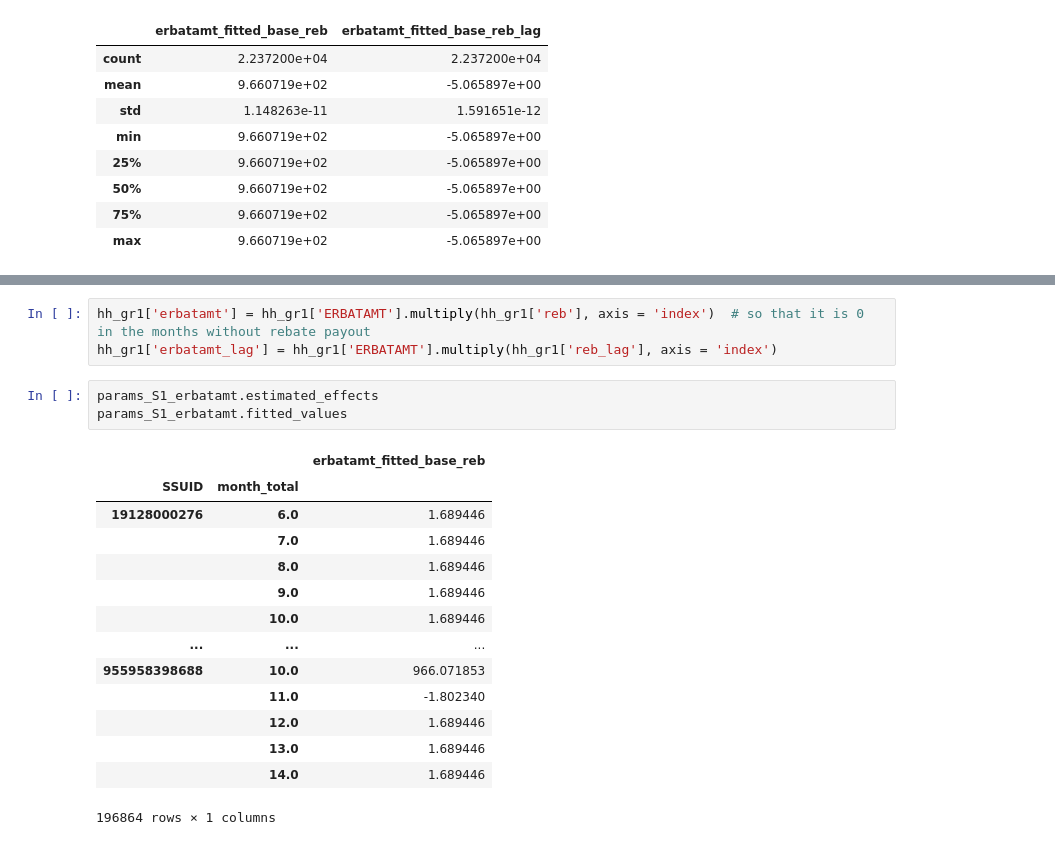
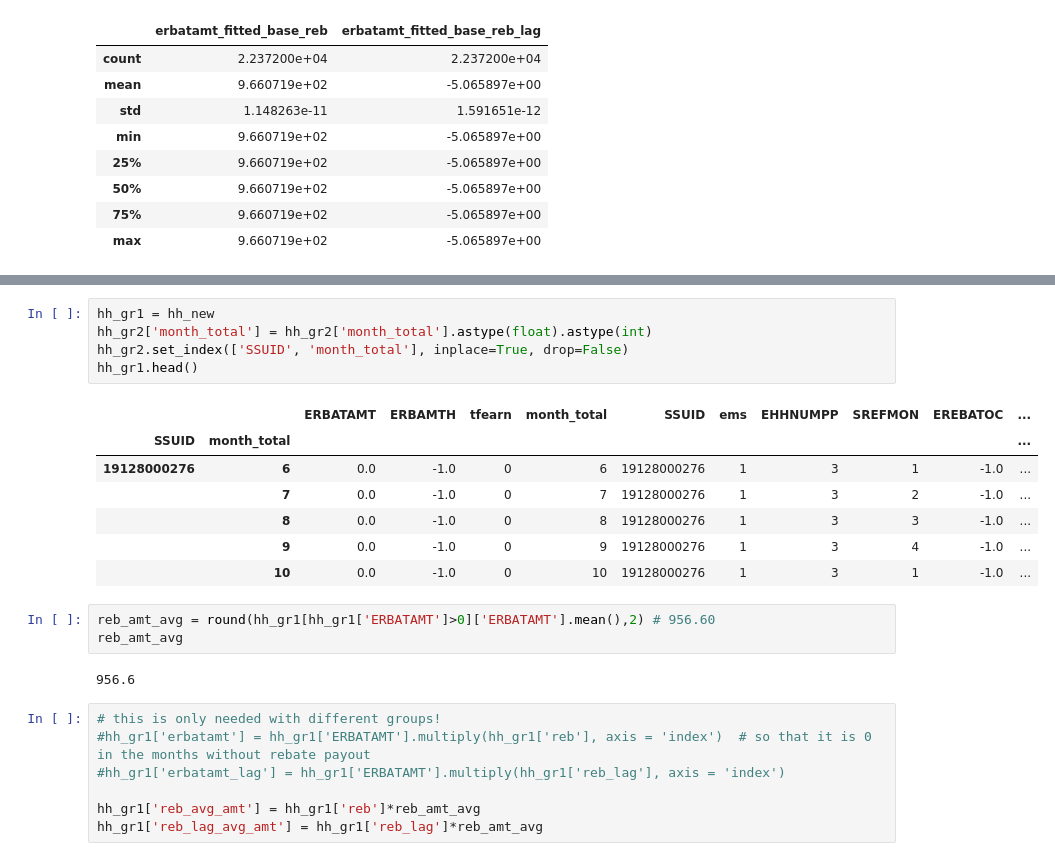
Before and after one commit to MaxDerWeber/MasterThesis, a Jupyter notebook: Analysis.ipynb, the cells around one changed output, grey strips where cells are left out. Cells and saved outputs as stored; diff of their text form.

```diff
--- a/Analysis.ipynb
+++ b/Analysis.ipynb
@@ -373,21 +320,25 @@ get_grouping(hh_gr1['erebatoc'], spend_kind_dict, hh_gr1[['reb', 'reb_lag']], na
+# %%
+hh_gr1 = hh_new
+hh_gr2['month_total'] = hh_gr2['month_total'].astype(float).astype(int)
+hh_gr2.set_index(['SSUID', 'month_total'], inplace=True, drop=False)
+hh_gr1.head()
+# %% [output]
+|  |  | ERBATAMT | ERBAMTH | tfearn | month_total | SSUID | ems | EHHNUMPP | SREFMON | EREBATOC | ... |
+| SSUID | month_total |  |  |  |  |  |  |  |  |  | ... |
+| 19128000276 | 6 | 0.0 | -1.0 | 0 | 6 | 19128000276 | 1 | 3 | 1 | -1.0 | ... |
+|  | 7 | 0.0 | -1.0 | 0 | 7 | 19128000276 | 1 | 3 | 2 | -1.0 | ... |
+|  | 8 | 0.0 | -1.0 | 0 | 8 | 19128000276 | 1 | 3 | 3 | -1.0 | ... |
+|  | 9 | 0.0 | -1.0 | 0 | 9 | 19128000276 | 1 | 3 | 4 | -1.0 | ... |
+|  | 10 | 0.0 | -1.0 | 0 | 10 | 19128000276 | 1 | 3 | 1 | -1.0 | ... |
+# %%
+reb_amt_avg = round(hh_gr1[hh_gr1['ERBATAMT']>0]['ERBATAMT'].mean(),2) # 956.60
+reb_amt_avg
+# %% [output]
+956.6
 # %%
-hh_gr1['erbatamt'] = hh_gr1['ERBATAMT'].multiply(hh_gr1['reb'], axis = 'index')  # so that it is 0 in the months without rebate payout
-hh_gr1['erbatamt_lag'] = hh_gr1['ERBATAMT'].multiply(hh_gr1['reb_lag'], axis = 'index')
+# this is only needed with different groups!
+#hh_gr1['erbatamt'] = hh_gr1['ERBATAMT'].multiply(hh_gr1['reb'], axis = 'index')  # so that it is 0 in the months without rebate payout
+#hh_gr1['erbatamt_lag'] = hh_gr1['ERBATAMT'].multiply(hh_gr1['reb_lag'], axis = 'index')
+
+hh_gr1['reb_avg_amt'] = hh_gr1['reb']*reb_amt_avg
+hh_gr1['reb_lag_avg_amt'] = hh_gr1['reb_lag']*reb_amt_avg
-# %%
-params_S1_erbatamt.estimated_effects
-params_S1_erbatamt.fitted_values
-# %% [output]
-|  |  | erbatamt_fitted_base_reb |
-| SSUID | month_total |  |
-| 19128000276 | 6.0 | 1.689446 |
-|  | 7.0 | 1.689446 |
-|  | 8.0 | 1.689446 |
-|  | 9.0 | 1.689446 |
-|  | 10.0 | 1.689446 |
-| ... | ... | ... |
-| 955958398688 | 10.0 | 966.071853 |
-|  | 11.0 | -1.802340 |
-|  | 12.0 | 1.689446 |
-|  | 13.0 | 1.689446 |
-|  | 14.0 | 1.689446 |
-196864 rows × 1 columns
```
Also changed, not shown: parts of 14 cells of this notebook, 1 other file.
